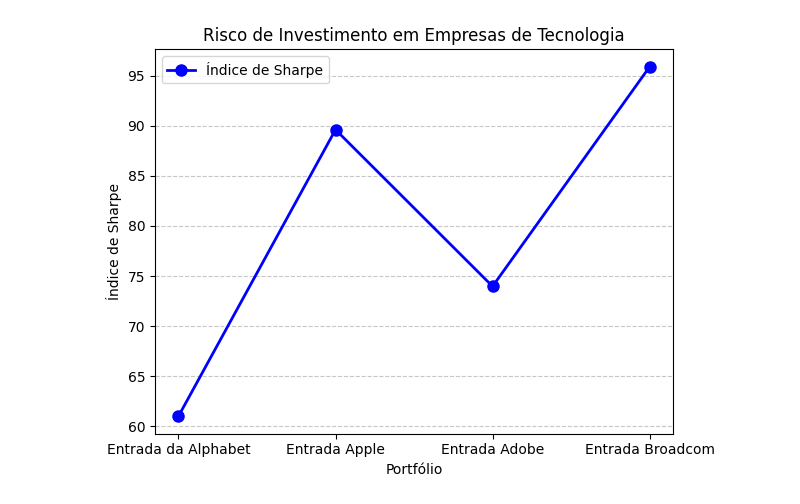
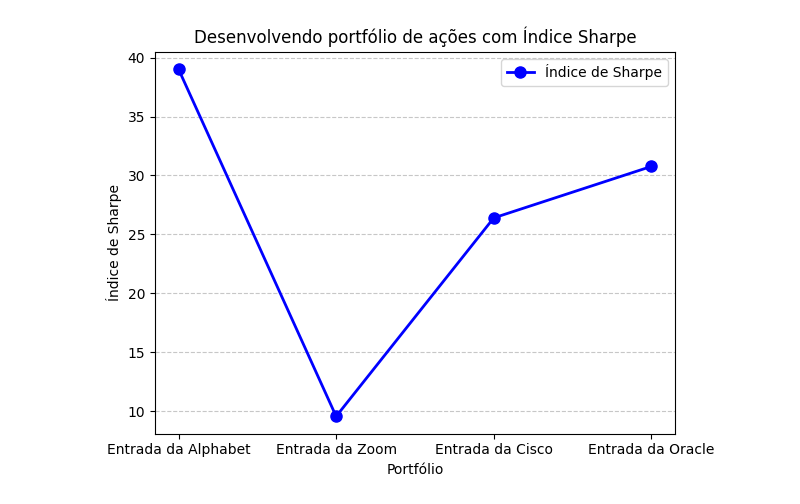
Before and after one commit to gustavoribolla/otimizador_de_investimentos, a Jupyter notebook: main.ipynb, the cells around one changed output. Cells and saved outputs as stored; diff of their text form; code cells hidden in the pictures.

```diff
--- a/main.ipynb
+++ b/main.ipynb
@@ -25,13 +25,12 @@ print(sharpe1)
 
 empresas = ['AAPL', 'ACN', 'ADBE', 'AMZN', 'AVGO', 'CRM', 'CSCO', 'GOOG', 'INTU', 'META', 'MSFT', 'ORCL', 'SAP', 'SHOP' ,'SNPS', 'TCEHY', 'TSLA', 'UBER', 'VMW', 'ZM']
 dados_gerais = []
-portfolio = []
 
 # Dados 1
 
 for acao in empresas:
     dados = {}
-    informacoes = yf.Ticker(acao).history(period='5y')
+    informacoes = yf.Ticker(acao).history(period='3y')
 
     dados['Nome'] = acao
     dados['Valor investido inicial'] = 1000
@@ -86,0 +82,26 @@ AVGO
+# %%
+nova_adicao1 = nome_acao_menor_correlacao1
+
+for acao in dados_gerais:
+    if acao['Nome'] == nova_adicao1:
+        portfolio.append(acao)
+
+menor_correlacao2 = 1000000000
+nome_acao_menor_correlacao2 = ''
+
+for i in range(len(correlacoes['Portifolio GOOG'])):
+
+    if correlacoes['Portifolio GOOG'][i] < menor_correlacao2:
+        if correlacoes['Portifolio GOOG'].index[i] != nova_adicao1 and correlacoes['Portifolio GOOG'].index[i] != 'Portifolio GOOG':
+            menor_correlacao2 = correlacoes['Portifolio GOOG'][i]
+            nome_acao_menor_correlacao2 = correlacoes['Portifolio GOOG'].index[i]
+
+for i in range(len(correlacoes[nova_adicao1])):
+
+    if correlacoes[nova_adicao1][i] < menor_correlacao2:
+        if correlacoes[nova_adicao1].index[i] != nova_adicao1 and correlacoes[nova_adicao1].index[i] != 'Portifolio GOOG':
+            menor_correlacao2 = correlacoes[nova_adicao1][i]
+            nome_acao_menor_correlacao2 = correlacoes[nova_adicao1].index[i]
+
+print(menor_correlacao2)
+print(nome_acao_menor_correlacao2)
@@ -87,7 +153,7 @@ AVGO
 # %%
 # 4- Calculando os Índices para cada Portfolio
 
-sharpees = [portfolio[0]['Indice Sharpee']]
+sharpees = []
 
 datap = pd.DataFrame()
 datap1 = pd.DataFrame()
@@ -95,7 +161,7 @@ datap2 = pd.DataFrame()
 datap3 = pd.DataFrame()
 
 datap['Valor investido'] = portfolio[0]['Valor ganho dia']
-datap1['Valor investido'] = portfolio[0]['Valor ganho dia'] + portfolio[1]['Valor ganho dia']
+datap1['Valor investido'] = datap['Valor investido'] + portfolio[1]['Valor ganho dia']
 datap2['Valor investido'] = datap1['Valor investido'] + portfolio[2]['Valor ganho dia']
 datap3['Valor investido'] = datap2['Valor investido'] + portfolio[3]['Valor ganho dia']
 
@@ -107,35 +173,34 @@ retornop3 = datap3['Valor investido'].pct_change()
 retorno_totalp = (datap.iloc[-1]['Valor investido']/datap.iloc[0]['Valor investido'] - 1)
 retorno_totalp1 = (datap1.iloc[-1]['Valor investido']/datap1.iloc[0]['Valor investido'] - 1)
 retorno_totalp2 = (datap2.iloc[-1]['Valor investido']/datap2.iloc[0]['Valor investido'] - 1)
 retorno_totalp3 = (datap3.iloc[-1]['Valor investido']/datap3.iloc[0]['Valor investido'] - 1)
 
 desvio_padrao = retornop.std()
 desvio_padrao1 = retornop1.std()
 desvio_padrao2 = retornop2.std()
 desvio_padrao3 = retornop3.std()
 
 sharpee0 = retorno_totalp/desvio_padrao
 sharpee1 = retorno_totalp1/desvio_padrao1
 sharpee2 = retorno_totalp2/desvio_padrao2
 sharpee3 = retorno_totalp3/desvio_padrao3
 
-sharpees.append(sharpee0)
+sharpees.append(sharpe_inicial)
 sharpees.append(sharpee1)
 sharpees.append(sharpee2)
 sharpees.append(sharpee3)
 
-portfolios = ['Entrada da Alphabet', 'Entrada Apple', 'Entrada Adobe', 'Entrada Broadcom']
-sharpees = [sharpee0, sharpee1, sharpee2, sharpee3]
+portfolios = ['Entrada da Alphabet', 'Entrada da Zoom', 'Entrada da Cisco', 'Entrada da Oracle']
 
 # Gráfico
 plt.figure()
 plt.plot(portfolios, sharpees, marker='o', color='blue', markersize=8, linewidth=2)
 plt.xlabel('Portfólio')
 plt.ylabel('Índice de Sharpe')
-plt.title('Risco de Investimento em Empresas de Tecnologia')
+plt.title('Desenvolvendo portfólio de ações com Índice Sharpe')
 plt.grid(axis='y', linestyle='--', alpha=0.7)
 plt.legend(['Índice de Sharpe'], loc='best', fontsize=10)
 plt.tight_layout()
 plt.show()
 # %% [output]
-[figure, old version]
+[figure, new version]
```
Also changed, not shown: parts of 4 cells of this notebook, 1 other file.
